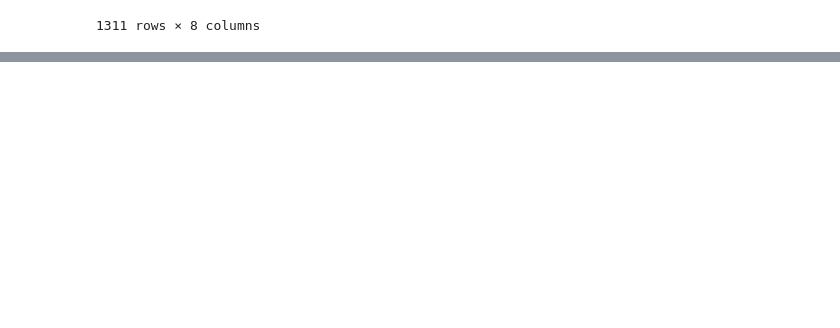
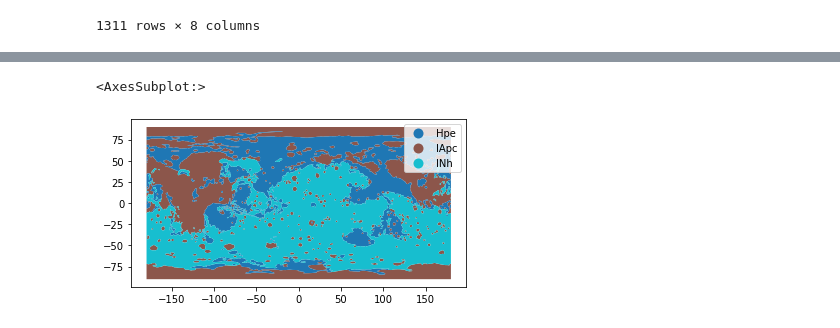
Before and after one commit to siwill22/mars, a Jupyter notebook: plot_mars_geology.ipynb, the cells around one changed output, grey strips where cells are left out. Drawn from its saved outputs; the diff is of its cells as text; code cells hidden in the pictures; blank space fills up the shorter version.

Commit message:
update map dissolve

```diff
--- a/plot_mars_geology.ipynb
+++ b/plot_mars_geology.ipynb
@@ -1,9 +1,9 @@
 # %%
 import geopandas as gpd
 
-gdf = gpd.read_file('/Users/simon/Work/Mars/SIM3292_MarsGlobalGeologicGIS_20M/SIM3292_Shapefiles/SIM3292_Global_Geology.shp')
+geology_map = gpd.read_file('/Users/simon/Work/Mars/SIM3292_MarsGlobalGeologicGIS_20M/SIM3292_Shapefiles/SIM3292_Global_Geology.shp')
 
-gdf
+geology_map
 # %% [output]
 |  | OBJECTID | Shape_Leng | Shape_Area | Unit | UnitDesc | SphArea_km | geometry |
 | 0 | 1 | 1.004969e+07 | 4.450246e+11 | lApc | Late Amazonian polar cap unit | 103642.00 | POLYGON ((-56.63683 -84.72985, -5... |
@@ -45,14 +45,11 @@ Amazonian polar unit                                   1
 Name: UnitDesc, dtype: int64
 # %%
-gdf['Age'] = ""
-gdf['Age'].loc[gdf['UnitDesc'].str.contains('Hesp')] = 'Hesperian'
-gdf['Age'].loc[gdf['UnitDesc'].str.contains('Amaz')] = 'Amazonian'
-gdf['Age'].loc[gdf['UnitDesc'].str.contains('Noach')] = 'Noachian'
+geology_map['Age'] = ""
+geology_map['Age'].loc[geology_map['UnitDesc'].str.contains('Hesp')] = 'Hesperian'
+geology_map['Age'].loc[geology_map['UnitDesc'].str.contains('Amaz')] = 'Amazonian'
+geology_map['Age'].loc[geology_map['UnitDesc'].str.contains('Noach')] = 'Noachian'
 
-gdf
-#tmp = gdf.dissolve(by='Unit')
-
-#tmp.plot(column='UnitDesc')
+geology_map
 # %% [output]
 A value is trying to be set on a copy of a slice from a DataFrame
 
@@ -72,7 +69,7 @@ See the caveats in the documentation: https://pandas.pydata.org/pandas-docs/stab
 | 1310 | 1311 | 2.332588e+07 | 1.839820e+12 | lApc | Late Amazonian polar cap unit | 596893.00 | POLYGON ((179.99903 85.40889, 179... | Amazonian |
 1311 rows × 8 columns
 # %%
-tmp = gdf.dissolve(by='Age')
+simplified_map = geology_map.dissolve(by='Age')
 
-tmp
+simplified_map
 # %% [output]
@@ -81,3 +81,3 @@ KeyError: 'Age'
 # %%
-tmp.plot(column='Age', legend=True)
+simplified_map.plot(column='Unit', legend=True)
 # %% [output]
@@ -88,0 +84,2 @@ tmp.plot(column='Age', legend=True)
+<AxesSubplot:>
+[figure, added]
```
Also changed, not shown: parts of 4 cells of this notebook.
